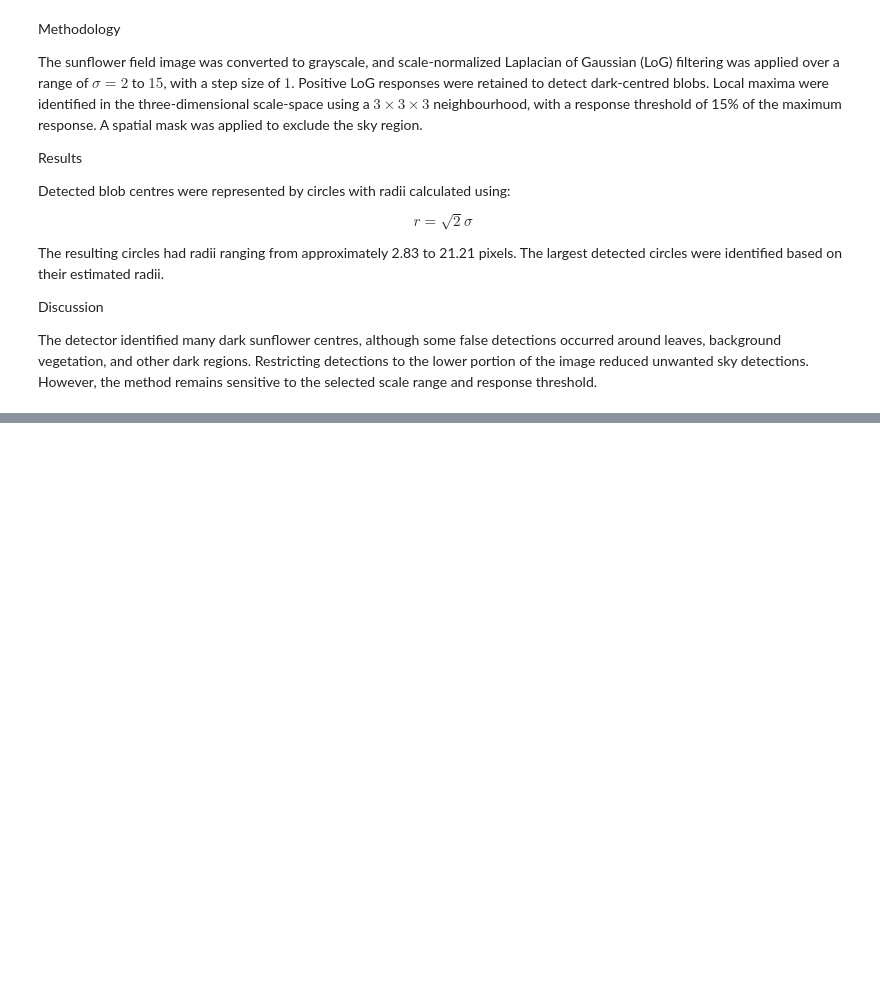
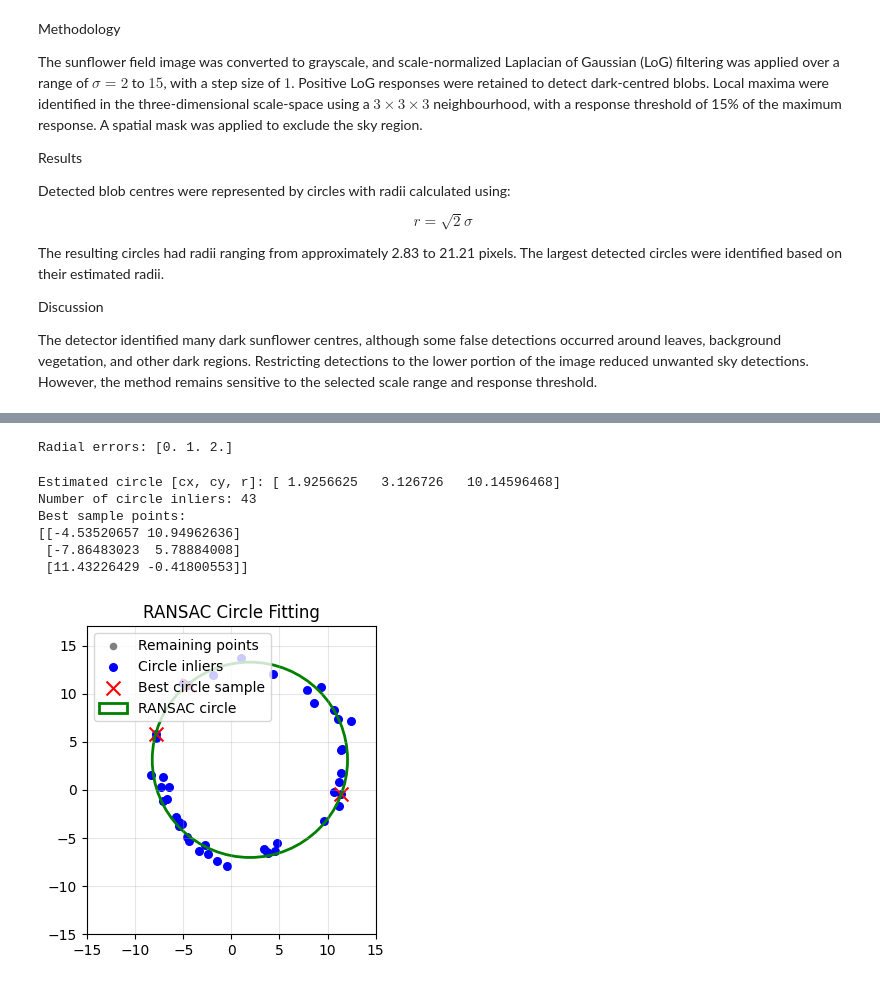
Before and after one commit to Janani-Hendeniya/EN3160-Assignment-02, a Jupyter notebook: 230238R_a02.ipynb, the cells around one changed output, grey strips where cells are left out. Cells and saved outputs as stored; diff of their text form; code cells hidden in the pictures; blank space fills up the shorter version.

```diff
--- a/230238R_a02.ipynb
+++ b/230238R_a02.ipynb
@@ -104,0 +415,15 @@ The detector identified many dark sunflower centres, although some false detecti
+# %%
+test_points = np.array([
+    [10.0, 0.0],
+    [11.0, 0.0],
+    [8.0, 0.0]
+])
+
+errors = circle_errors(
+    test_points,
+    np.array([0.0, 0.0, 10.0])
+)
+
+print("Radial errors:", errors)
+# %% [output]
+Radial errors: [0. 1. 2.]
@@ -104,0 +474,62 @@ The detector identified many dark sunflower centres, although some false detecti
+# %%
+# Estimate circle using remaining points
+best_circle, circle_inliers, circle_sample = ransac_circle(
+    X_remaining
+)
+
+print("Estimated circle [cx, cy, r]:", best_circle)
+print("Number of circle inliers:", np.sum(circle_inliers))
+print("Best sample points:")
+print(circle_sample)
+# %% [output]
+Estimated circle [cx, cy, r]: [ 1.9256625   3.126726   10.14596468]
+Number of circle inliers: 43
+Best sample points:
+[[-4.53520657 10.94962636]
+ [-7.86483023  5.78884008]
+ [11.43226429 -0.41800553]]
+# %%
+# Visualize RANSAC circle fitting
+fig, ax = plt.subplots(figsize=(4, 4))
+
+# Plot remaining points
+ax.scatter(
+    X_remaining[:, 0], X_remaining[:, 1],
+    color="gray", s=20, label="Remaining points"
+)
+
+# Highlight circle inliers
+ax.scatter(
+    X_remaining[circle_inliers, 0],
+    X_remaining[circle_inliers, 1],
+    color="blue", s=30, label="Circle inliers"
+)
+
+# Highlight the best sample of three points
+ax.scatter(
+    circle_sample[:, 0], circle_sample[:, 1],
+    color="red", marker="x", s=100,
+    label="Best circle sample"
+)
+
+# Draw estimated RANSAC circle
+cx, cy, r = best_circle
+
+circle_patch = plt.Circle(
+    (cx, cy), r,
+    color="green", fill=False,
+    linewidth=2, label="RANSAC circle"
+)
+
+ax.add_patch(circle_patch)
+
+ax.set_aspect("equal")
+ax.set_xlim(-15, 15)
+ax.set_ylim(-15, 17)
+ax.grid(alpha=0.3)
+ax.legend()
+ax.set_title("RANSAC Circle Fitting")
+
+plt.show()
+# %% [output]
+[figure, added]
```
Also changed, not shown: parts of 36 cells of this notebook.
